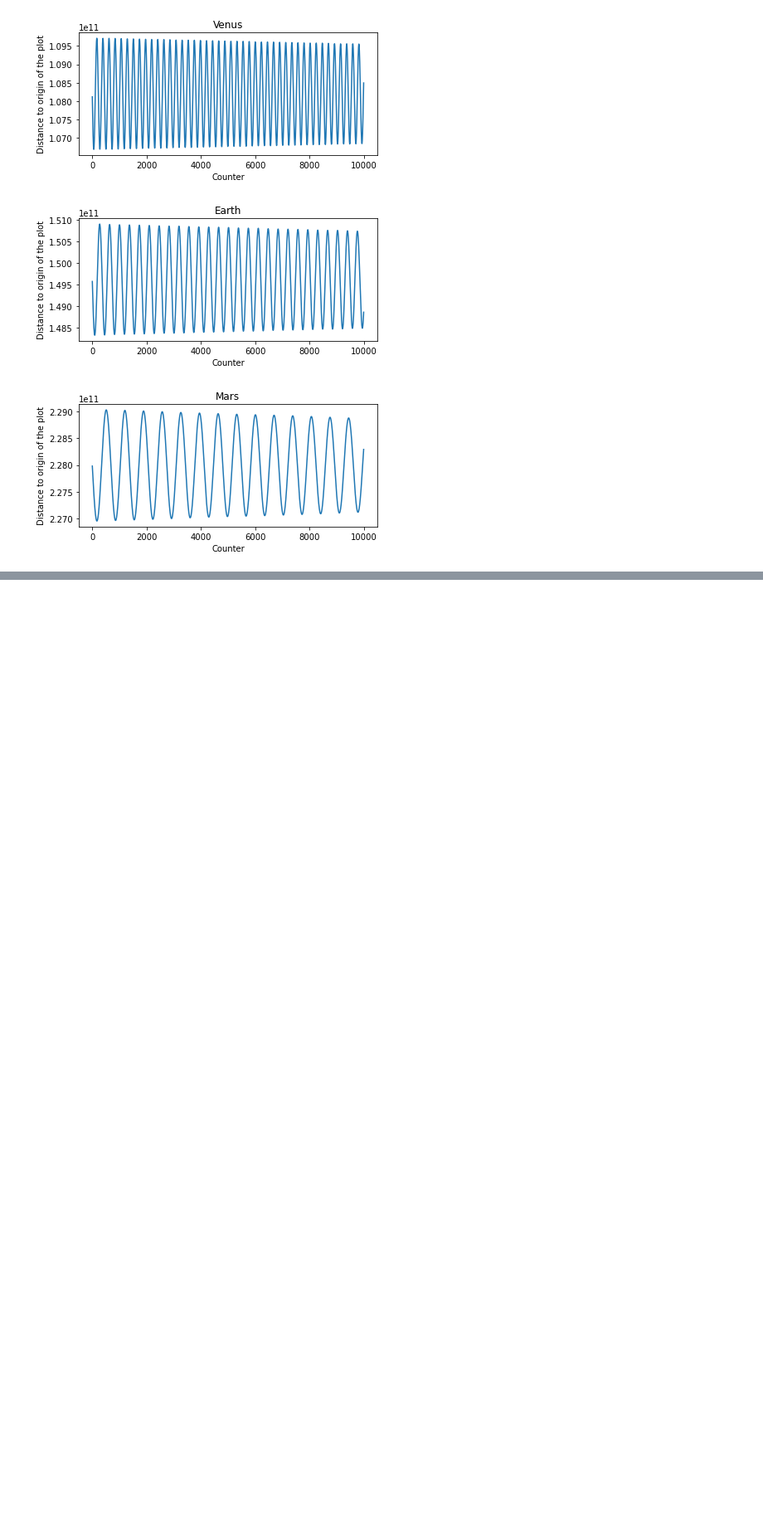
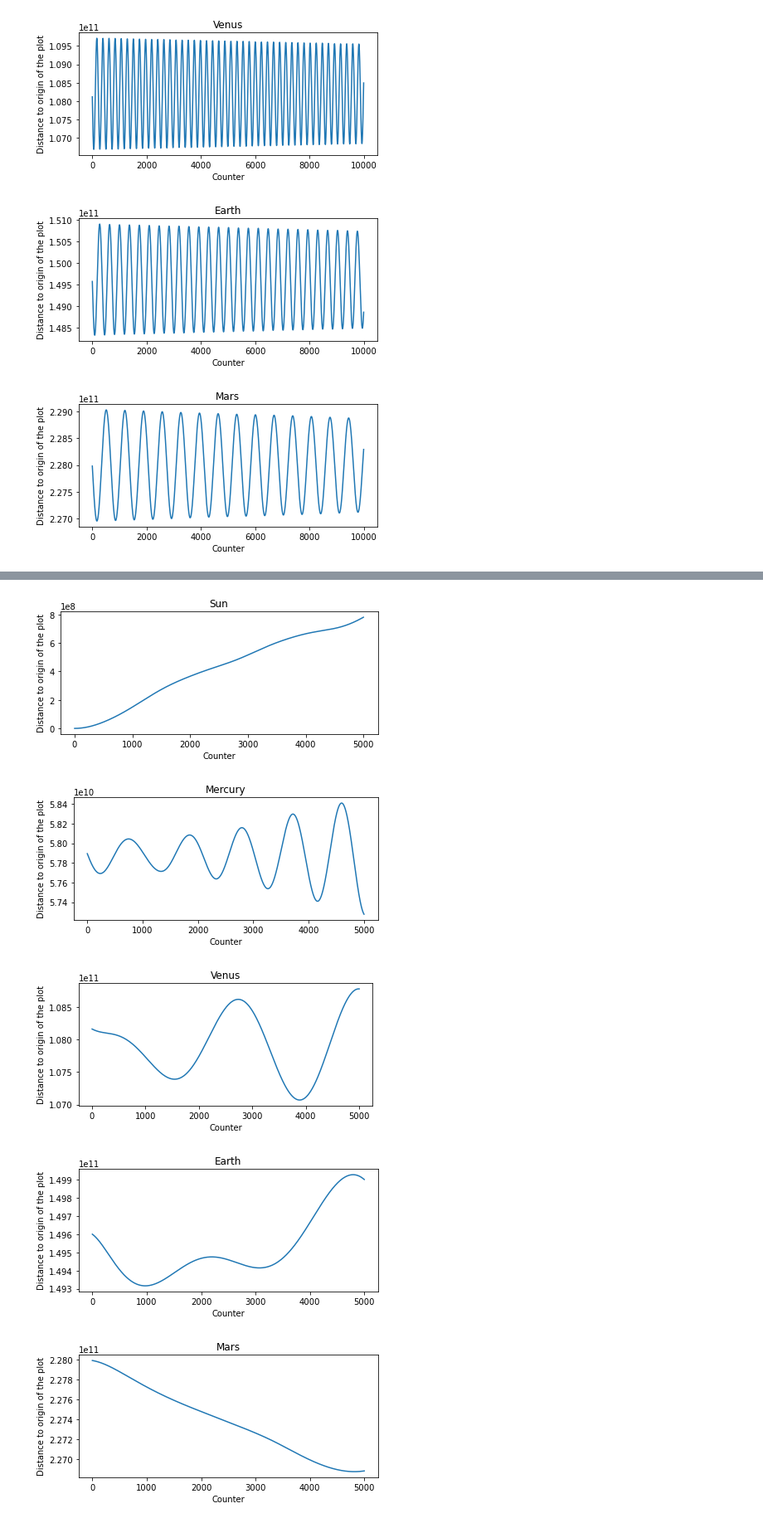
Before and after one commit to jasper-hyj/physics77-capstone-project, a Jupyter notebook: capstone-project.ipynb, the cells around one changed output, grey strips where cells are left out. Shown: that part at 83% size. Drawn from its saved outputs; the diff is of its cells as text; code cells hidden in the pictures; blank space fills up the shorter version.

```diff
--- a/capstone-project.ipynb
+++ b/capstone-project.ipynb
@@ -262,0 +288,18 @@ for planet in planets:
+# %%
+plt.rcParams["figure.figsize"] = [6, 3]
+for planet in planets:
+    x, y = zip(*planet.orbit)
+    dis = []
+    for i in range(len(x)):
+        dis.append(math.hypot(x[i], y[i]))
+    plt.title(planet.name)
+    plt.xlabel("Counter")
+    plt.ylabel("Distance to origin of the plot")
+    plt.plot(np.arange(0, len(x), 1), dis)
+    plt.show()
+# %% [output]
+[figure, added]
+[figure, added]
+[figure, added]
+[figure, added]
+[figure, added]
```
Also changed, not shown: parts of 3 cells of this notebook.
